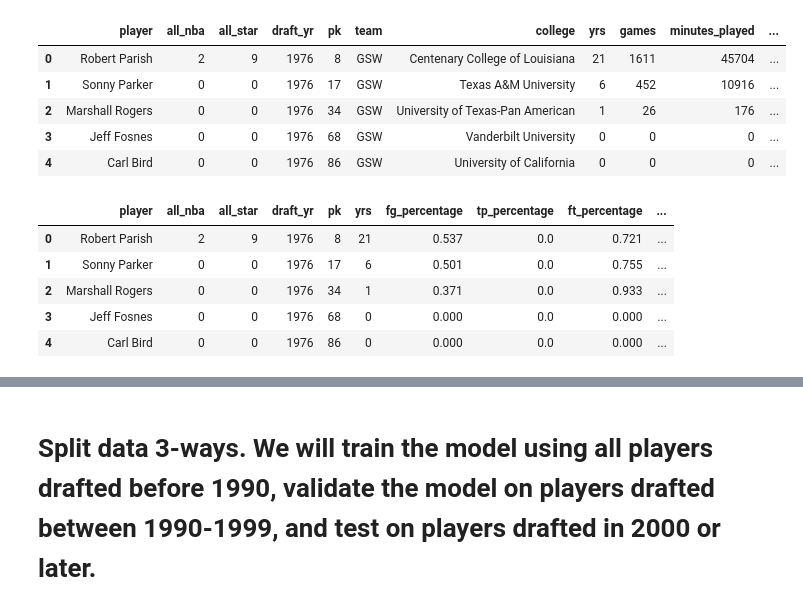
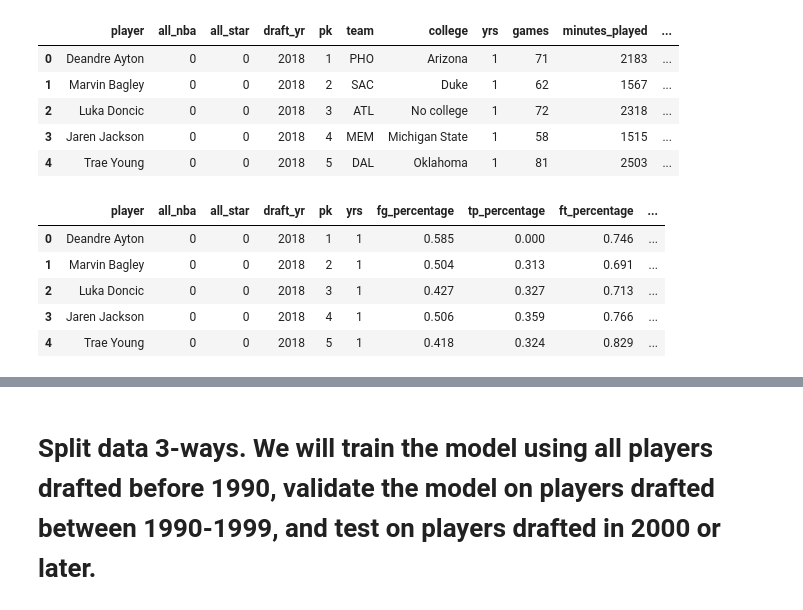
Before and after one commit to NBA-Career-Longevity-Predictor/DS, a Jupyter notebook: machine_learning/nba_project.ipynb, the cells around one changed output, grey strips where cells are left out. Cells and saved outputs as stored; diff of their text form; code cells hidden in the pictures.

```diff
--- a/machine_learning/nba_project.ipynb
+++ b/machine_learning/nba_project.ipynb
@@ -10,6 +10,6 @@ from sklearn.metrics import mean_absolute_error
 pd.set_option('display.max_rows', 500)
 pd.set_option('display.max_columns', 500)
 # %%
-df = pd.read_csv('https://query.data.world/s/w6xlfk5uxmc7jii3altgf2aexzqw3e')
+df = pd.read_csv('../data/nba_data.csv')
 df.head()
 # %% [output]
@@ -22,4 +21,0 @@ df.head()
-# %%
-df.columns = df.columns.str.replace('.', '_')
-df.columns = df.columns.str.lower()
-df.columns
@@ -35,18 +22,14 @@ Index(['unnamed: 0', 'player', 'all_nba', 'all_star', 'draft_yr', 'pk', 'team',
-# %%
-df = df.rename(columns={'assits_per_game': 'assists_per_game'})
 # %%
 # First drop: dropping useless columns
-cols = ['unnamed: 0', 'executive', 'tenure', 'exec_id', 'exec_draft_exp', 'first_year', 'second_year', 'third_year',
-       'fourth_year', 'fifth_year']
-df = df.drop(columns=cols)
+df = df.drop(columns='Unnamed: 0')
 df.head()
 # %% [output]
 |  | player | all_nba | all_star | draft_yr | pk | team | college | yrs | games | minutes_played | ... |
-| 0 | Robert Parish | 2 | 9 | 1976 | 8 | GSW | Centenary College of Louisiana | 21 | 1611 | 45704 | ... |
-| 1 | Sonny Parker | 0 | 0 | 1976 | 17 | GSW | Texas A&M University | 6 | 452 | 10916 | ... |
-| 2 | Marshall Rogers | 0 | 0 | 1976 | 34 | GSW | University of Texas-Pan American | 1 | 26 | 176 | ... |
-| 3 | Jeff Fosnes | 0 | 0 | 1976 | 68 | GSW | Vanderbilt University | 0 | 0 | 0 | ... |
-| 4 | Carl Bird | 0 | 0 | 1976 | 86 | GSW | University of California | 0 | 0 | 0 | ... |
+| 0 | Deandre Ayton | 0 | 0 | 2018 | 1 | PHO | Arizona | 1 | 71 | 2183 | ... |
+| 1 | Marvin Bagley | 0 | 0 | 2018 | 2 | SAC | Duke | 1 | 62 | 1567 | ... |
+| 2 | Luka Doncic | 0 | 0 | 2018 | 3 | ATL | No college | 1 | 72 | 2318 | ... |
+| 3 | Jaren Jackson | 0 | 0 | 2018 | 4 | MEM | Michigan State | 1 | 58 | 1515 | ... |
+| 4 | Trae Young | 0 | 0 | 2018 | 5 | DAL | Oklahoma | 1 | 81 | 2503 | ... |
 # %%
 df.to_csv('nba_data.csv')
 # %%
@@ -56,11 +39,11 @@ df = df.drop(columns=cols)
 df.head()
 # %% [output]
 |  | player | all_nba | all_star | draft_yr | pk | yrs | fg_percentage | tp_percentage | ft_percentage | ... |
-| 0 | Robert Parish | 2 | 9 | 1976 | 8 | 21 | 0.537 | 0.0 | 0.721 | ... |
-| 1 | Sonny Parker | 0 | 0 | 1976 | 17 | 6 | 0.501 | 0.0 | 0.755 | ... |
-| 2 | Marshall Rogers | 0 | 0 | 1976 | 34 | 1 | 0.371 | 0.0 | 0.933 | ... |
-| 3 | Jeff Fosnes | 0 | 0 | 1976 | 68 | 0 | 0.000 | 0.0 | 0.000 | ... |
-| 4 | Carl Bird | 0 | 0 | 1976 | 86 | 0 | 0.000 | 0.0 | 0.000 | ... |
+| 0 | Deandre Ayton | 0 | 0 | 2018 | 1 | 1 | 0.585 | 0.000 | 0.746 | ... |
+| 1 | Marvin Bagley | 0 | 0 | 2018 | 2 | 1 | 0.504 | 0.313 | 0.691 | ... |
+| 2 | Luka Doncic | 0 | 0 | 2018 | 3 | 1 | 0.427 | 0.327 | 0.713 | ... |
+| 3 | Jaren Jackson | 0 | 0 | 2018 | 4 | 1 | 0.506 | 0.359 | 0.766 | ... |
+| 4 | Trae Young | 0 | 0 | 2018 | 5 | 1 | 0.418 | 0.324 | 0.829 | ... |
 # %%
 df.describe()
 # %% [output]
```
Also changed, not shown: parts of 17 cells of this notebook, 3 other files.
